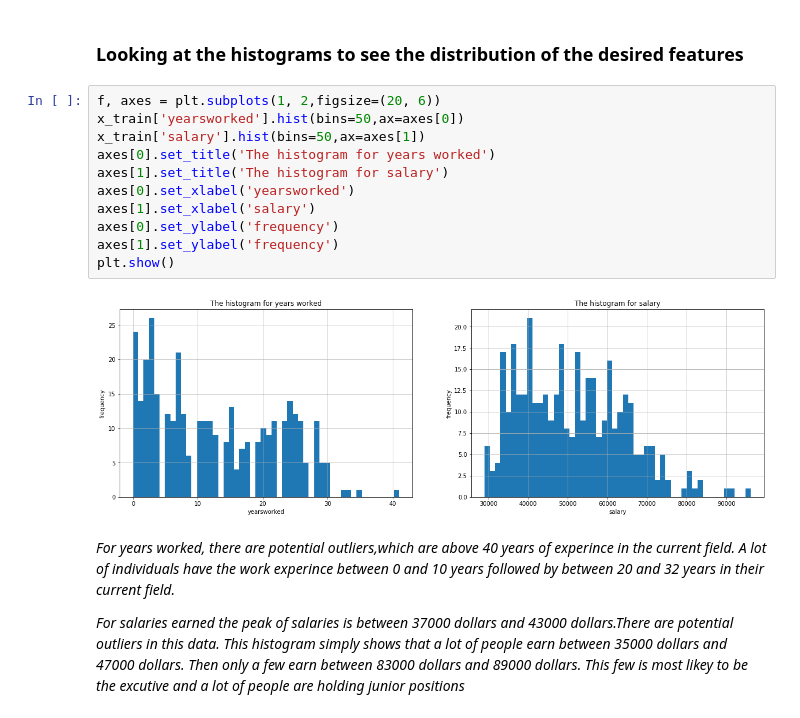
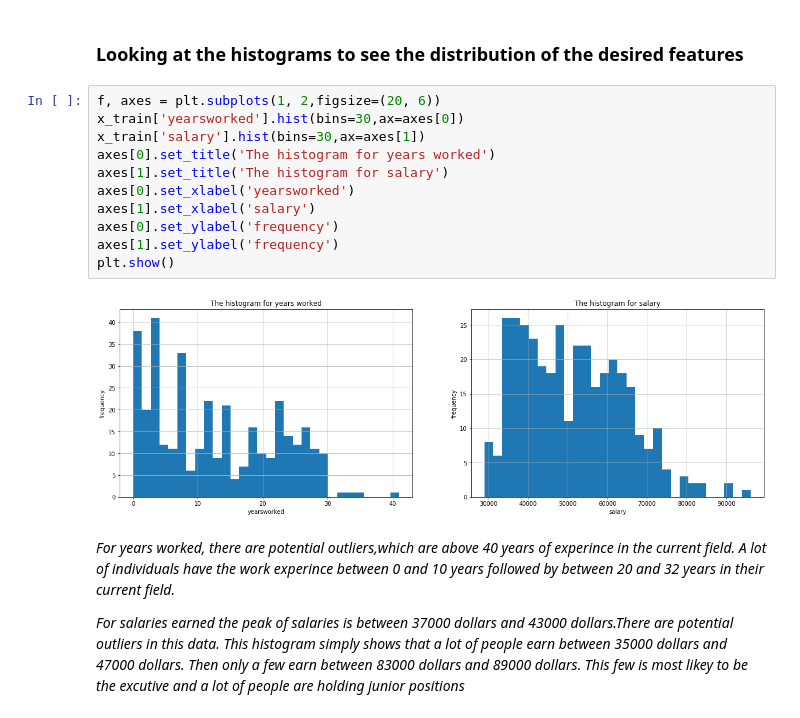
Before and after one commit to LeboSeribe/Linear-Regression, a Jupyter notebook: Linear regression.ipynb, the cells around one changed output. Drawn from its saved outputs; the diff is of its cells as text.

```diff
--- a/Linear regression.ipynb
+++ b/Linear regression.ipynb
@@ -137,17 +135,17 @@ significant and thus rejecting the null hypothesis.*
 ### Looking at the histograms to see the distribution of the desired features
 # %%
 f, axes = plt.subplots(1, 2,figsize=(20, 6))
-x_train['yearsworked'].hist(bins=50,ax=axes[0])
-x_train['salary'].hist(bins=50,ax=axes[1])
+x_train['yearsworked'].hist(bins=30,ax=axes[0])
+x_train['salary'].hist(bins=30,ax=axes[1])
 axes[0].set_title('The histogram for years worked')
 axes[1].set_title('The histogram for salary')
 axes[0].set_xlabel('yearsworked')
 axes[1].set_xlabel('salary')
 axes[0].set_ylabel('frequency')
 axes[1].set_ylabel('frequency')
 plt.show()
 # %% [output]
-[figure, old version]
+[figure, new version]
 # %% [markdown]
 *For years worked, there are potential outliers,which are above 40 years of experince in the current field.
 A lot of individuals have the work experince between 0 and 10 years followed  by between 20 and 32 years
```
Also changed, not shown: parts of 17 cells of this notebook.
